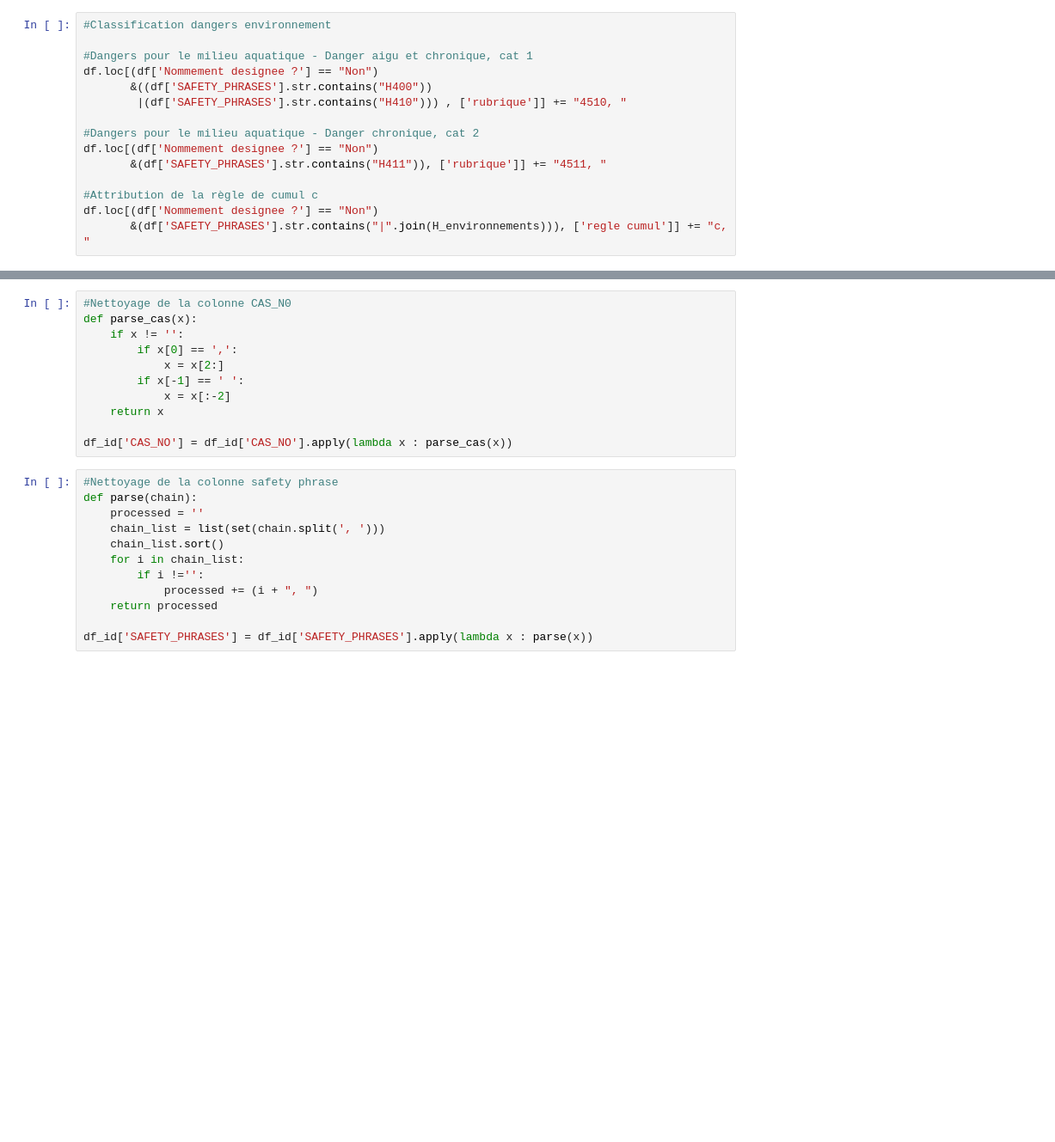
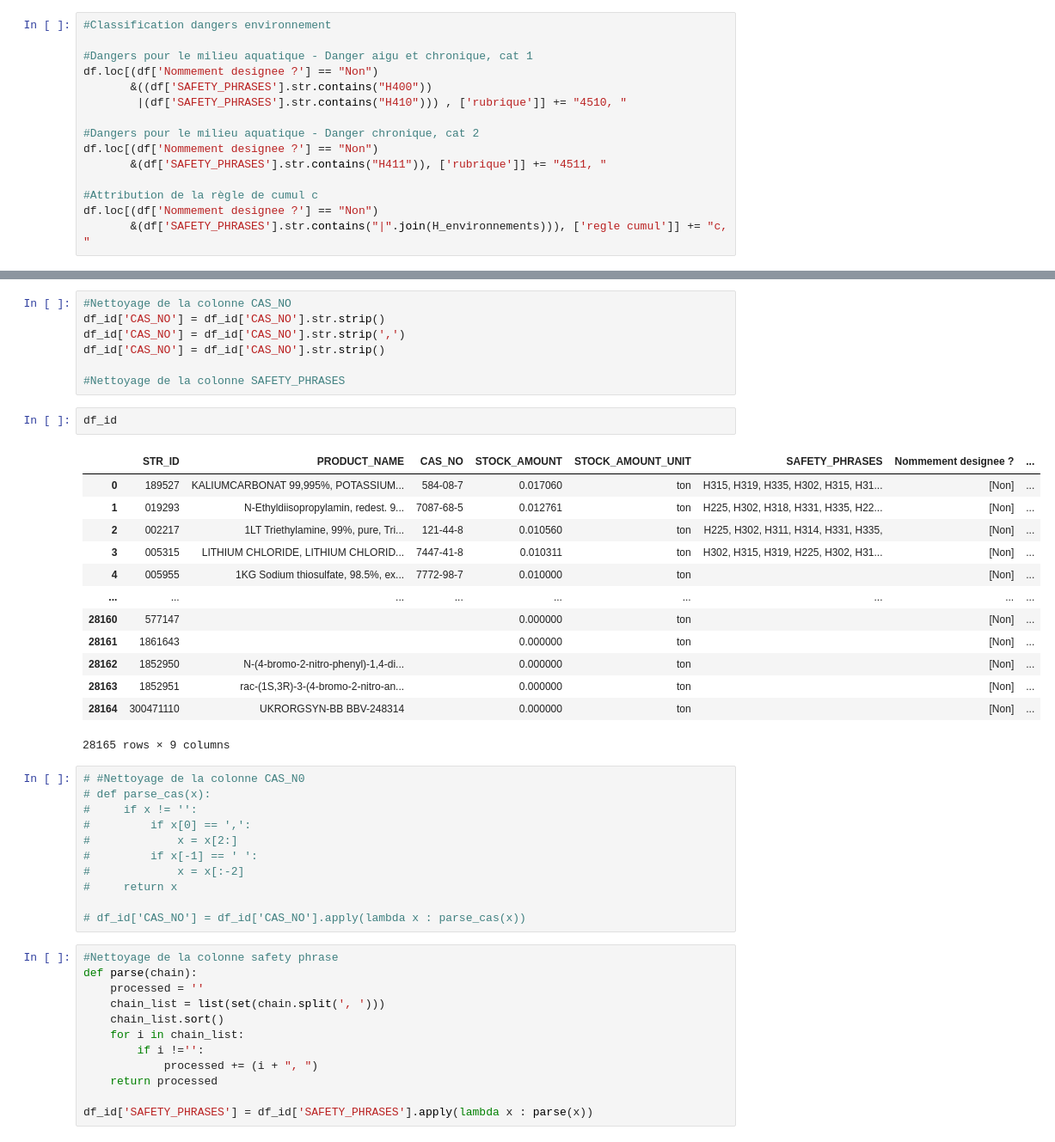
Before and after one commit to 4xel-C/Seveso_ICPE_classification, a Jupyter notebook: main.ipynb, the cells around one changed output, grey strips where cells are left out. Shown at 86% size. Cells and saved outputs as stored; diff of their text form; blank space fills up the shorter version.

```diff
--- a/main.ipynb
+++ b/main.ipynb
@@ -287,14 +269,37 @@ df_id = df.groupby('STR_ID').agg({'PRODUCT_NAME' : lambda x: ', '.join(x.unique(
+# %%
+#Nettoyage de la colonne CAS_NO
+df_id['CAS_NO'] = df_id['CAS_NO'].str.strip()
+df_id['CAS_NO'] = df_id['CAS_NO'].str.strip(',')
+df_id['CAS_NO'] = df_id['CAS_NO'].str.strip()
+
+#Nettoyage de la colonne SAFETY_PHRASES
+# %%
+df_id
+# %% [output]
+|  | STR_ID | PRODUCT_NAME | CAS_NO | STOCK_AMOUNT | STOCK_AMOUNT_UNIT | SAFETY_PHRASES | Nommement designee ? | ... |
+| 0 | 189527 | KALIUMCARBONAT 99,995%, POTASSIUM... | 584-08-7 | 0.017060 | ton | H315, H319, H335, H302, H315, H31... | [Non] | ... |
+| 1 | 019293 | N-Ethyldiisopropylamin, redest. 9... | 7087-68-5 | 0.012761 | ton | H225, H302, H318, H331, H335, H22... | [Non] | ... |
+| 2 | 002217 | 1LT Triethylamine, 99%, pure, Tri... | 121-44-8 | 0.010560 | ton | H225, H302, H311, H314, H331, H335, | [Non] | ... |
+| 3 | 005315 | LITHIUM CHLORIDE, LITHIUM CHLORID... | 7447-41-8 | 0.010311 | ton | H302, H315, H319, H225, H302, H31... | [Non] | ... |
+| 4 | 005955 | 1KG Sodium thiosulfate, 98.5%, ex... | 7772-98-7 | 0.010000 | ton |  | [Non] | ... |
+| ... | ... | ... | ... | ... | ... | ... | ... | ... |
+| 28160 | 577147 |  |  | 0.000000 | ton |  | [Non] | ... |
+| 28161 | 1861643 |  |  | 0.000000 | ton |  | [Non] | ... |
+| 28162 | 1852950 | N-(4-bromo-2-nitro-phenyl)-1,4-di... |  | 0.000000 | ton |  | [Non] | ... |
+| 28163 | 1852951 | rac-(1S,3R)-3-(4-bromo-2-nitro-an... |  | 0.000000 | ton |  | [Non] | ... |
+| 28164 | 300471110 | UKRORGSYN-BB BBV-248314 |  | 0.000000 | ton |  | [Non] | ... |
+28165 rows × 9 columns
 # %%
-#Nettoyage de la colonne CAS_N0
-def parse_cas(x):
-    if x != '':
-        if x[0] == ',':
-            x = x[2:]
-        if x[-1] == ' ':
-            x = x[:-2]
-    return x
+# #Nettoyage de la colonne CAS_N0
+# def parse_cas(x):
+#     if x != '':
+#         if x[0] == ',':
+#             x = x[2:]
+#         if x[-1] == ' ':
+#             x = x[:-2]
+#     return x
 
-df_id['CAS_NO'] = df_id['CAS_NO'].apply(lambda x : parse_cas(x))
+# df_id['CAS_NO'] = df_id['CAS_NO'].apply(lambda x : parse_cas(x))
 # %%
 #Nettoyage de la colonne safety phrase
 def parse(chain):
```
Also changed, not shown: parts of 8 cells of this notebook.
